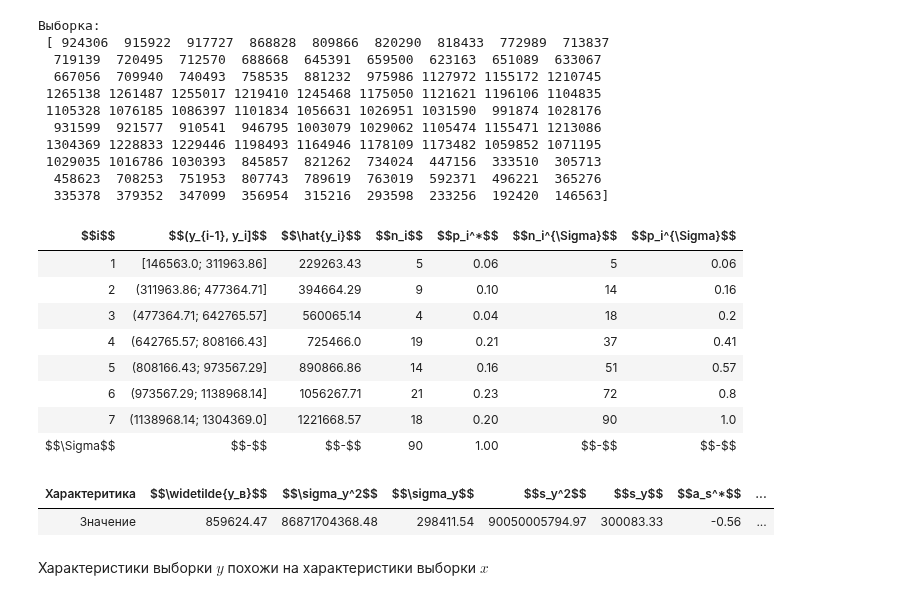
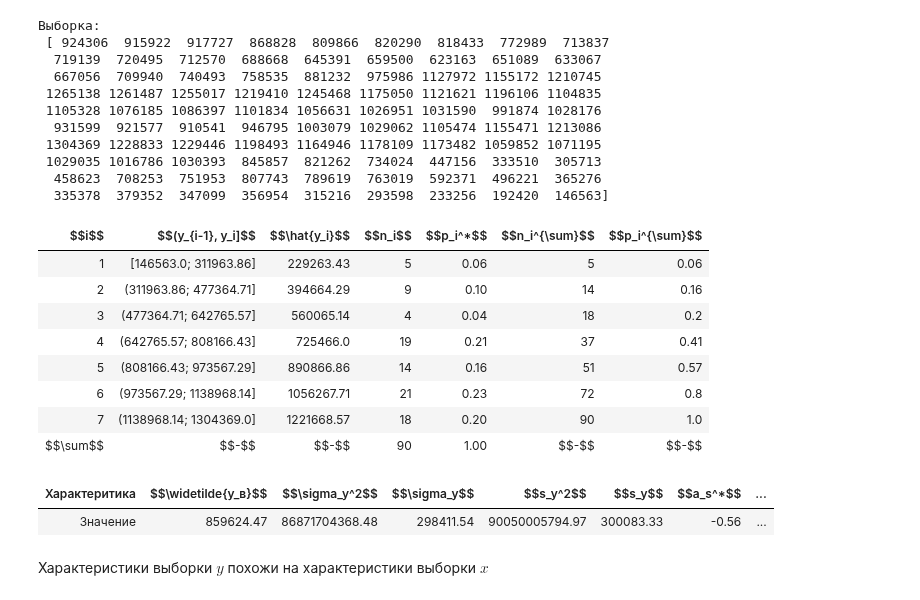
Before and after one commit to the-mvi/stat_an-2022, a Jupyter notebook: 0373_Savinov_AO/task2.ipynb, the cells around one changed output. Saved outputs shown, nothing was run; the diff lists cells and outputs as text; code cells hidden in the pictures.

```diff
--- a/0373_Savinov_AO/task2.ipynb
+++ b/0373_Savinov_AO/task2.ipynb
@@ -397,41 +397,41 @@ intervals[0] = "[" + intervals[0][1:]
 
 tab1_1 = pd.DataFrame(
     {
-        "$$i$$": np.append(np.arange(1, len(intervals) + 1).astype(str), "$$\Sigma$$"),
+        "$$i$$": np.append(np.arange(1, len(intervals) + 1).astype(str), "$$\sum$$"),
         "$$(y_{i-1}, y_i]$$": np.append(intervals, "$$-$$"),
         "$$\hat{y_i}$$": np.append(
             np.round(inter_means, disp_pres).astype(str), "$$-$$"
         ),
         "$$n_i$$": np.append(inter_counts, np.sum(inter_counts)),
         "$$p_i^*$$": np.append(inter_freqs, np.sum(inter_freqs)),
-        "$$n_i^{\Sigma}$$": np.append(inter_counts_cum.astype(str), "$$-$$"),
-        "$$p_i^{\Sigma}$$": np.append(
+        "$$n_i^{\sum}$$": np.append(inter_counts_cum.astype(str), "$$-$$"),
+        "$$p_i^{\sum}$$": np.append(
             np.round(inter_freqs_cum, disp_pres).astype(str), "$$-$$"
         ),
     }
 )
 display(HTML(tab1_1.to_html(index=False)))
 
 tab1_2 = pd.DataFrame(
     {
         "Характеритика": "Значение",
         "$$\widetilde{y_в}$$": np.round(get_cond_v_mean(y_sample), disp_pres).astype(
             str
         ),
         "$$\sigma_y^2$$": np.round(get_cond_v_var(y_sample), disp_pres).astype(str),
         "$$\sigma_y$$": np.round(get_std(y_sample), disp_pres).astype(str),
         "$$s_y^2$$": np.round(get_corr_var(y_sample), disp_pres).astype(str),
         "$$s_y$$": np.round(get_corr_std(y_sample), disp_pres).astype(str),
         "$$a_s^*$$": np.round(get_skew(y_sample), disp_pres).astype(str),
         "$$\epsilon_k^*$$": np.round(get_kurt(y_sample), disp_pres).astype(str),
         "$$M_o^*$$": np.round(get_inter_mode(y_sample), disp_pres).astype(str),
         "$$M_e^*$$": np.round(get_inter_median(y_sample), disp_pres).astype(str),
         "$$V^*$$": (np.round(get_cv(y_sample), disp_pres) * 100).astype(str) + "%",
     }
 )
 display(HTML(tab1_2.to_html(index=False)))
 # %% [output]
-| $$i$$ | $$(y_{i-1}, y_i]$$ | $$\hat{y_i}$$ | $$n_i$$ | $$p_i^*$$ | $$n_i^{\Sigma}$$ | $$p_i^{\Sigma}$$ |
+| $$i$$ | $$(y_{i-1}, y_i]$$ | $$\hat{y_i}$$ | $$n_i$$ | $$p_i^*$$ | $$n_i^{\sum}$$ | $$p_i^{\sum}$$ |
 | 1 | [146563.0; 311963.86] | 229263.43 | 5 | 0.06 | 5 | 0.06 |
 | 2 | (311963.86; 477364.71] | 394664.29 | 9 | 0.10 | 14 | 0.16 |
 | 3 | (477364.71; 642765.57] | 560065.14 | 4 | 0.04 | 18 | 0.2 |
@@ -439,7 +439,7 @@ display(HTML(tab1_2.to_html(index=False)))
 | 5 | (808166.43; 973567.29] | 890866.86 | 14 | 0.16 | 51 | 0.57 |
 | 6 | (973567.29; 1138968.14] | 1056267.71 | 21 | 0.23 | 72 | 0.8 |
 | 7 | (1138968.14; 1304369.0] | 1221668.57 | 18 | 0.20 | 90 | 1.0 |
-| $$\Sigma$$ | $$-$$ | $$-$$ | 90 | 1.00 | $$-$$ | $$-$$ |
+| $$\sum$$ | $$-$$ | $$-$$ | 90 | 1.00 | $$-$$ | $$-$$ |
 | Характеритика | $$\widetilde{y_в}$$ | $$\sigma_y^2$$ | $$\sigma_y$$ | $$s_y^2$$ | $$s_y$$ | $$a_s^*$$ | ... |
 | Значение | 859624.47 | 86871704368.48 | 298411.54 | 90050005794.97 | 300083.33 | -0.56 | ... |
 # %% [markdown]
```
Also changed, not shown: parts of 5 cells of this notebook.
